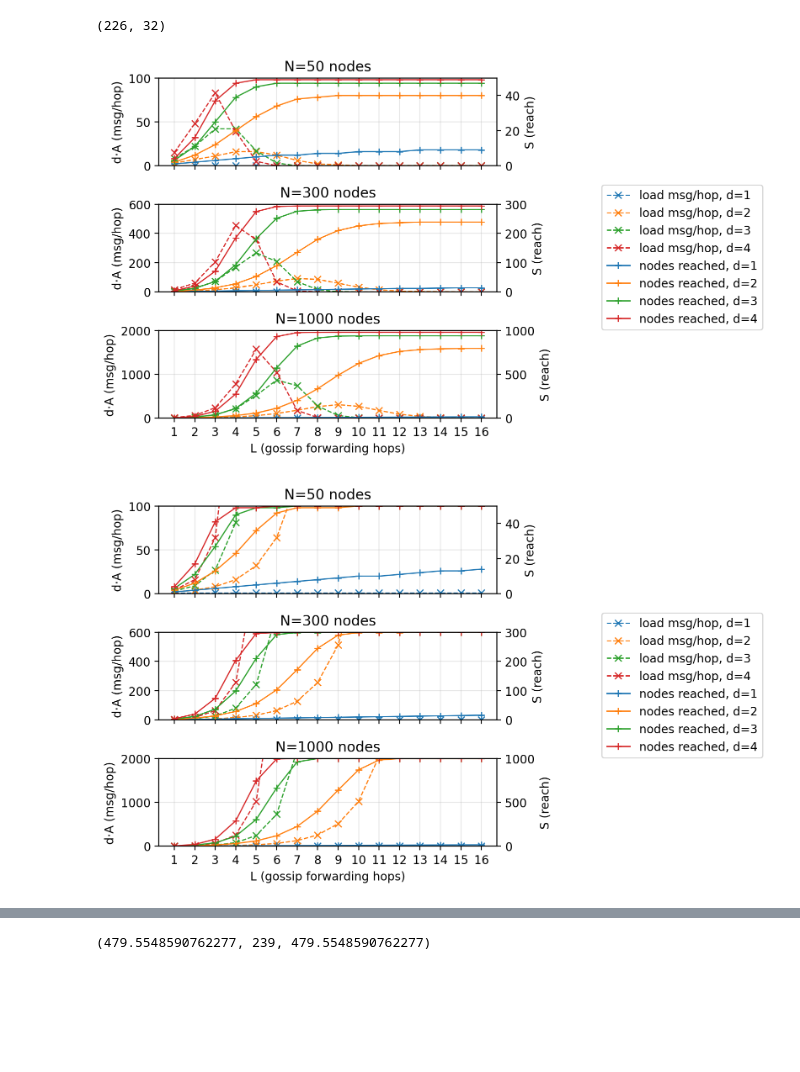
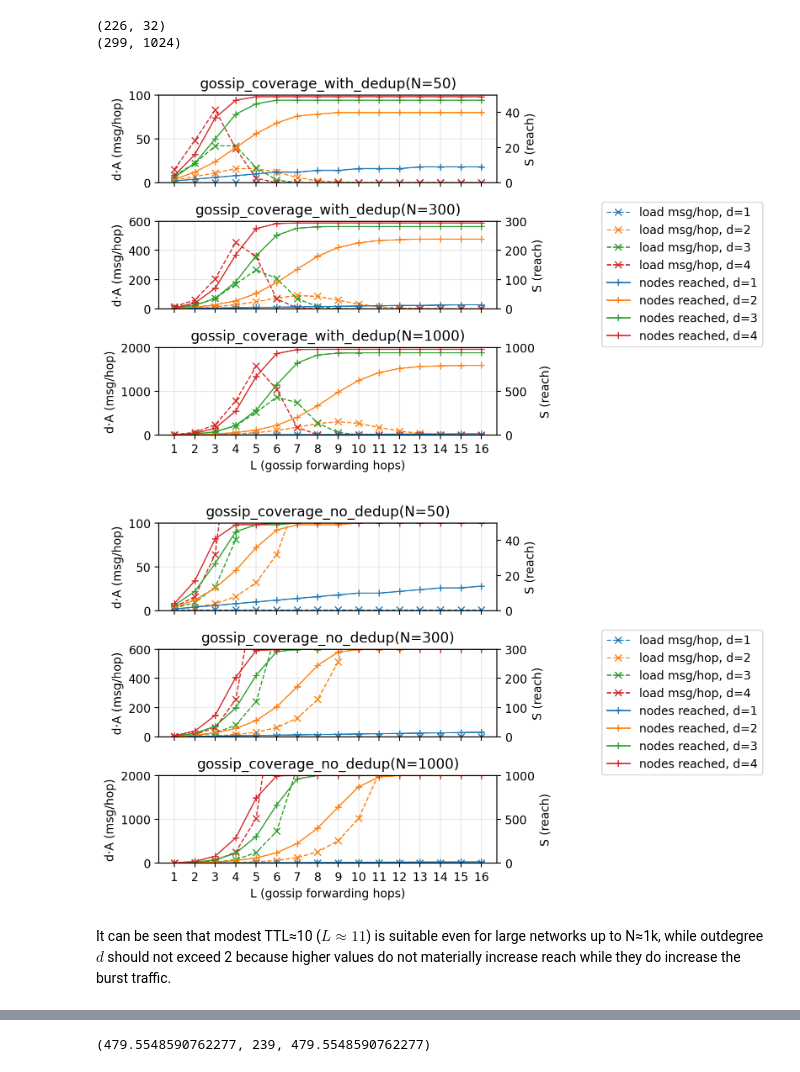
Before and after one commit to OpenCyphal-Garage/cy, a Jupyter notebook: model/gossip_propagation.ipynb, the cells around one changed output, grey strips where cells are left out. Drawn from its saved outputs; the diff is of its cells as text; code cells hidden in the pictures; blank space fills up the shorter version.

Commit message:
models

```diff
--- a/model/gossip_propagation.ipynb
+++ b/model/gossip_propagation.ipynb
@@ -50,6 +60,7 @@ def gossip_coverage_no_dedup(N, d, L):
     """
     The counterpart for the coverage-with-dedup model that assumes that nodes do not deduplicate seen gossips.
     Simple algebraic closed forms exist, but we use this iterative model for parity with the dedup model.
+    In comparison to the dedup-enabled model, this one shows exponential traffic growth for d>1.
     """
     S = 1        # unique informed nodes, includes origin
     copies = 1   # copies at current frontier (origin copy initially)
@@ -63,10 +74,11 @@ def gossip_coverage_no_dedup(N, d, L):
     return int(S), int(M_last)
 
 
-gossip_coverage_with_dedup(300, 2, 10)
-#gossip_coverage_no_dedup(300, 2, 10)
+print(gossip_coverage_with_dedup(300, 2, 10))
+print(gossip_coverage_no_dedup(300, 2, 10))
 # %% [output]
 (226, 32)
+(299, 1024)
 # %%
 def plot_gossip_coverage(Ns, ds, model, L_max=16):
     Ls = list(range(1, L_max+1))
@@ -88,36 +100,38 @@ def plot_gossip_coverage(Ns, ds, model, L_max=16):
                 label=f"load msg/hop, d={d}",
             )
             ax_cov.plot(
                 Ls,
                 coverage,
                 marker="+",
                 linewidth=1,
                 label=f"nodes reached, d={d}",
             )
 
-        ax_load.set_title(f"N={N} nodes")
+        ax_load.set_title(f"{model.__name__}(N={N})")
         ax_load.set_ylabel("d·A (msg/hop)")
         ax_cov.set_ylabel("S (reach)")
         ax_load.set_ylim(0, N*2)
         ax_cov.set_ylim(0, N)
         ax_load.set_xticks(Ls)
         ax_load.grid(True, alpha=0.3)
     axes[-1].set_xlabel("L (gossip forwarding hops)")
     handles_load, labels_load = axes[0].get_legend_handles_labels()
     handles_cov, labels_cov = cov_axes[0].get_legend_handles_labels()
     fig.legend(
         handles_load + handles_cov,
         labels_load + labels_cov,
         loc="center right",
     )
     fig.tight_layout(rect=[0, 0, 0.7, 1])
     plt.show()
 
 for model in (gossip_coverage_with_dedup, gossip_coverage_no_dedup):
     plot_gossip_coverage(Ns=[50, 300, 1000], ds=[1, 2, 3, 4], model=model)
 # %% [output]
-[figure, old version]
+[figure, new version]
-[figure, old version]
+[figure, new version]
+# %% [markdown]
+It can be seen that modest TTL≈10 ($L\approx11$) is suitable even for large networks up to N≈1k, while outdegree $d$ should not exceed 2 because higher values do not materially increase reach while they do increase the burst traffic.
 # %% [markdown]
 # GOSSIP ARRIVAL LOAD
 
```
Also changed, not shown: parts of 5 cells of this notebook, 1 other file.
